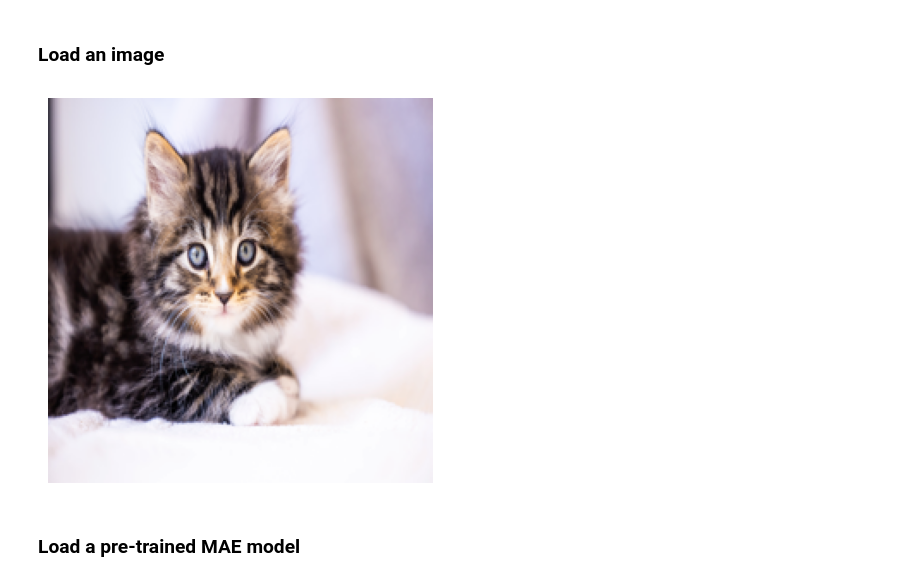
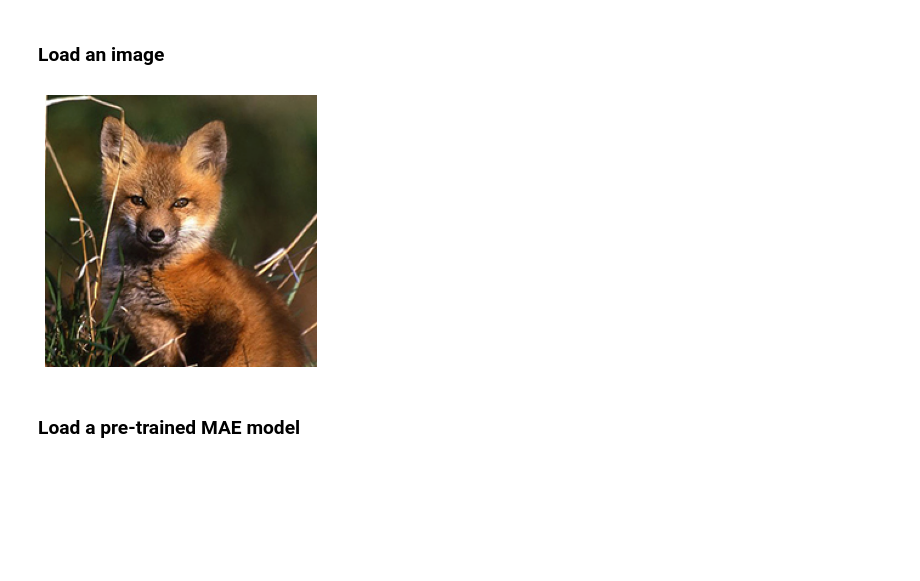
Before and after one commit to sepehrkdi/RBVS, a Jupyter notebook: demo/mae_visualize.ipynb, the cells around one changed output. Cells and saved outputs as stored; diff of their text form; code cells hidden in the pictures; blank space fills up the shorter version.

```diff
--- a/demo/mae_visualize.ipynb
+++ b/demo/mae_visualize.ipynb
@@ -118,22 +118,21 @@ np.float = float  # Patch to fix deprecated usage
 # %%
 # load an image
-# img_url = 'https://user-images.githubusercontent.com/11435359/147738734-196fd92f-9260-48d5-ba7e-bf103d29364d.jpg' # fox, from ILSVRC2012_val_00046145
+img_url = 'https://user-images.githubusercontent.com/11435359/147738734-196fd92f-9260-48d5-ba7e-bf103d29364d.jpg' # fox, from ILSVRC2012_val_00046145
 # img_url = 'https://user-images.githubusercontent.com/11435359/147743081-0428eecf-89e5-4e07-8da5-a30fd73cc0ba.jpg' # cucumber, from ILSVRC2012_val_00047851
-# img = Image.open(requests.get(img_url, stream=True).raw)
-img = Image.open('Gorbe.jpg')
+img = Image.open(requests.get(img_url, stream=True).raw)
 img = img.resize((224, 224))
 img = np.array(img) / 255.
 
 assert img.shape == (224, 224, 3)
 
 # normalize by ImageNet mean and std
 img = img - imagenet_mean
 img = img / imagenet_std
 
 plt.rcParams['figure.figsize'] = [5, 5]
 show_image(torch.tensor(img))
 # %% [output]
-[figure, old version]
+[figure, new version]
 # %% [markdown]
 ### Load a pre-trained MAE model
 # %%
```
Also changed, not shown: parts of 28 cells of this notebook.
